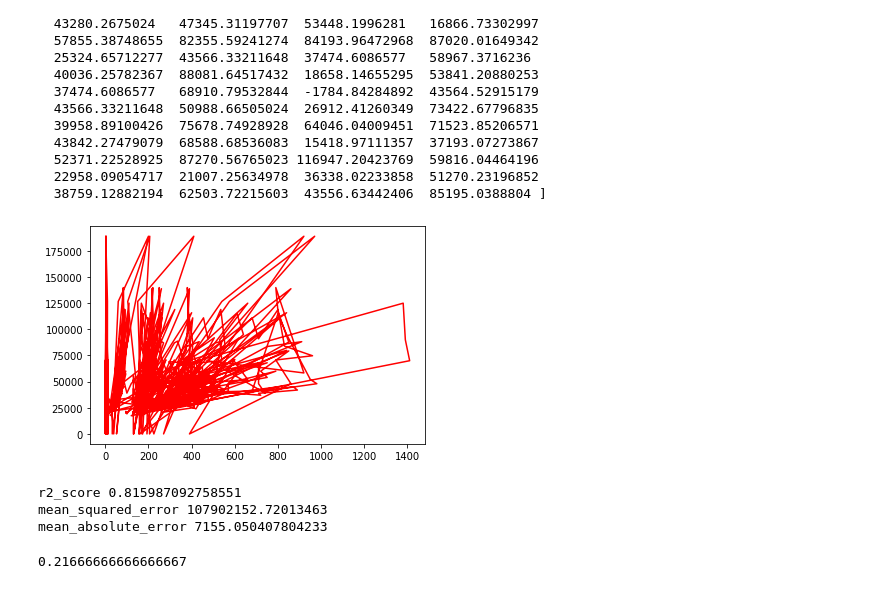
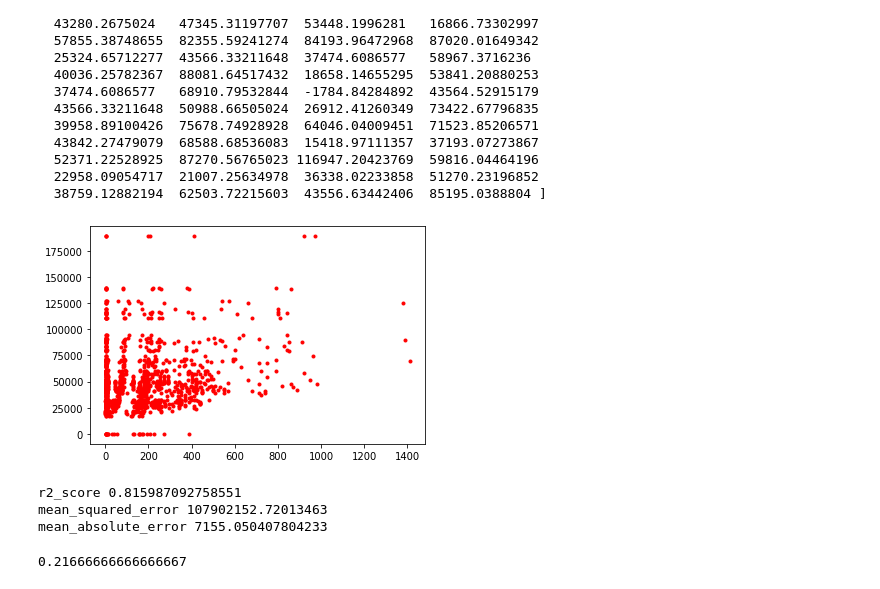
Before and after one commit to Daivar/ML-models-training, a Jupyter notebook: ElectricCars.ipynb, the cells around one changed output. Saved outputs shown, nothing was run; the diff lists cells and outputs as text; code cells hidden in the pictures.

```diff
--- a/ElectricCars.ipynb
+++ b/ElectricCars.ipynb
@@ -443,14 +443,13 @@ print(predictions)
   22958.09054717  21007.25634978  36338.02233858  51270.23196852
   38759.12882194  62503.72215603  43556.63442406  85195.0388804 ]
 # %%
-
-plt.plot(X, y, "r-")
+plt.plot(X, y, "r.")
 plt.show()
 print("r2_score", r2_score(y_test, regressor.predict(X_test)))
 print("mean_squared_error", mean_squared_error(y_test, regressor.predict(X_test)))
 print("mean_absolute_error", mean_absolute_error(y_test, regressor.predict(X_test)))
 # %% [output]
-[figure, old version]
+[figure, new version]
 r2_score 0.815987092758551
 mean_squared_error 107902152.72013463
 mean_absolute_error 7155.050407804233
```
Also changed, not shown: parts of 1 cell of this notebook.
